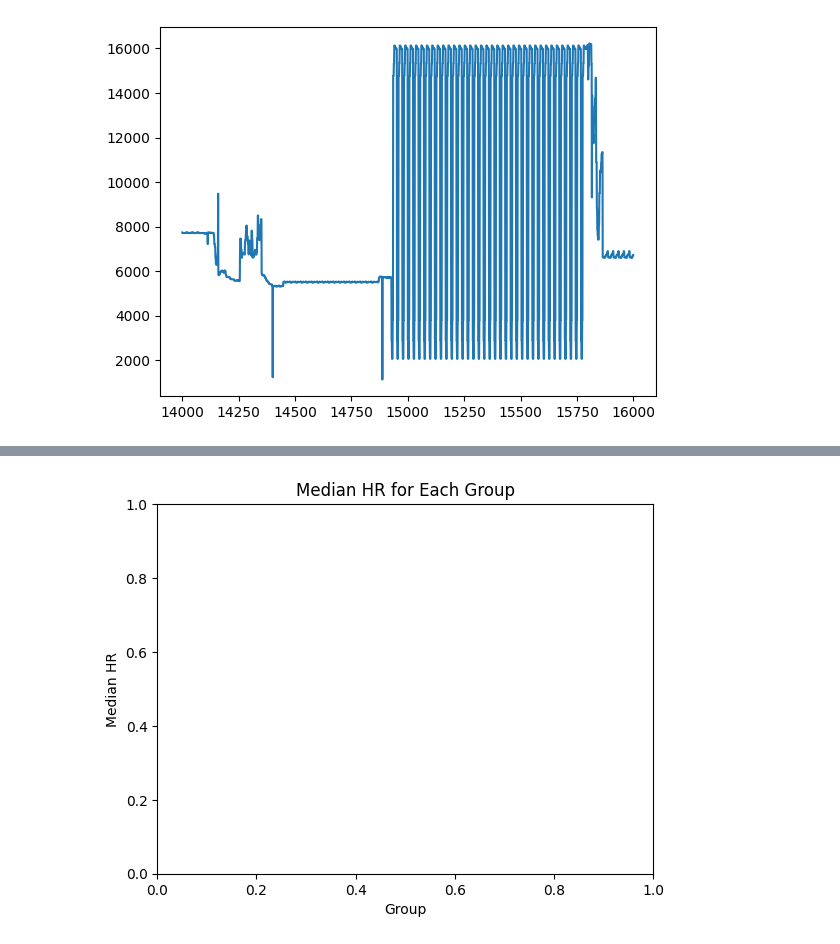
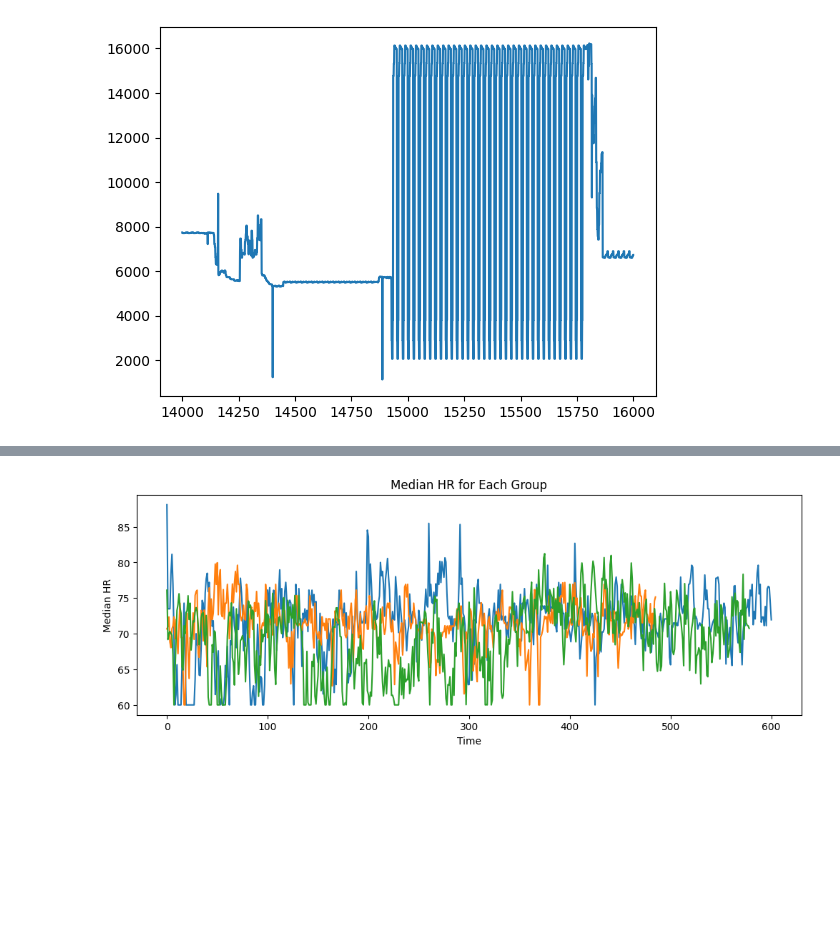
Before and after one commit to tomjefferis/ArtHeart, a Jupyter notebook: artheart.ipynb, the cells around one changed output, grey strips where cells are left out. Saved outputs shown, nothing was run; the diff lists cells and outputs as text; code cells hidden in the pictures; blank space fills up the shorter version.

```diff
--- a/artheart.ipynb
+++ b/artheart.ipynb
@@ -157,27 +120,3 @@ plt.plot(df['DATA'][14000:16000])
 plt.show()
 # %% [output]
 [figure]
-# %%
-import heartpy as hp
-timer = Group1[0]['UTC']
-sample_rate = hp.get_samplerate_datetime(timer, timeformat='%H %M %S.%f')
-print('sampling rate is: %.3f Hz' %sample_rate)
-
-
-newtimer = [datetime.strptime(x, '%H %M %S.%f') for x in timer]
-
-
-elapsed = []
-for i in range(len(newtimer) - 1):
-    elapsed.append(1 / ((newtimer[i+1] - newtimer[i]).microseconds / 1000000))
-
-
-plt.figure(figsize=(12,4))
-plt.plot(elapsed)
-plt.xlabel('Sample number')
-plt.ylabel('Actual sampling rate in Hz')
-plt.show()
-
-print('mean sampling rate: %.3f' %np.mean(elapsed))
-print('median sampling rate: %.3f'%np.median(elapsed))
-print('standard deviation: %.3f'%np.std(elapsed))
@@ -213,7 +146,7 @@ def ppg_calc(data):
     data_return = []
     for i in range(len(data)):
         df = data[i]
-        data_return.append(ppg.ppg(signal=df['DATA'], sampling_rate=sample_rate, show=False))
+        data_return.append(ppg.ppg(signal=df['DATA'], sampling_rate=24, show=False))
     return data_return
 
 Group1 = ppg_calc(Group1)
@@ -265,32 +198,41 @@ def cut_to_common_length(data, time):
         else:
             match_index = np.argmin(np.abs(t - first_time))
 
         # Cut the array to the same length as the shortest array
         arr = arr[match_index:match_index+length]
         data[i] = arr
 
     return data
 
 
 def group_median_hr(data):
     dat = []
     time = []
 
     for i in range(len(data)):
         df = data[i]
         dat.append(df[4])
         time.append(df[3])
+    dat = cut_to_common_length(dat, time)
+    dat = np.array(dat)
+    medians = np.median(dat, axis=0)
+    return medians
+
 
 Group1_med_hr = group_median_hr(Group1)
 Group2_med_hr = group_median_hr(Group2)
 Group3_med_hr = group_median_hr(Group3)
 
 import matplotlib.pyplot as plt
 
 # Plot median HR for each group
+plt.figure(figsize=(12,4))
+plt.plot(Group1_med_hr, label='Group 1')
+plt.plot(Group2_med_hr, label='Group 2')
+plt.plot(Group3_med_hr, label='Group 3')
 plt.title('Median HR for Each Group')
-plt.xlabel('Group')
+plt.xlabel('Time')
 plt.ylabel('Median HR')
 plt.show()
 # %% [output]
-[figure, old version]
+[figure, new version]
```
Also changed, not shown: parts of 7 cells of this notebook, 2 other files.
